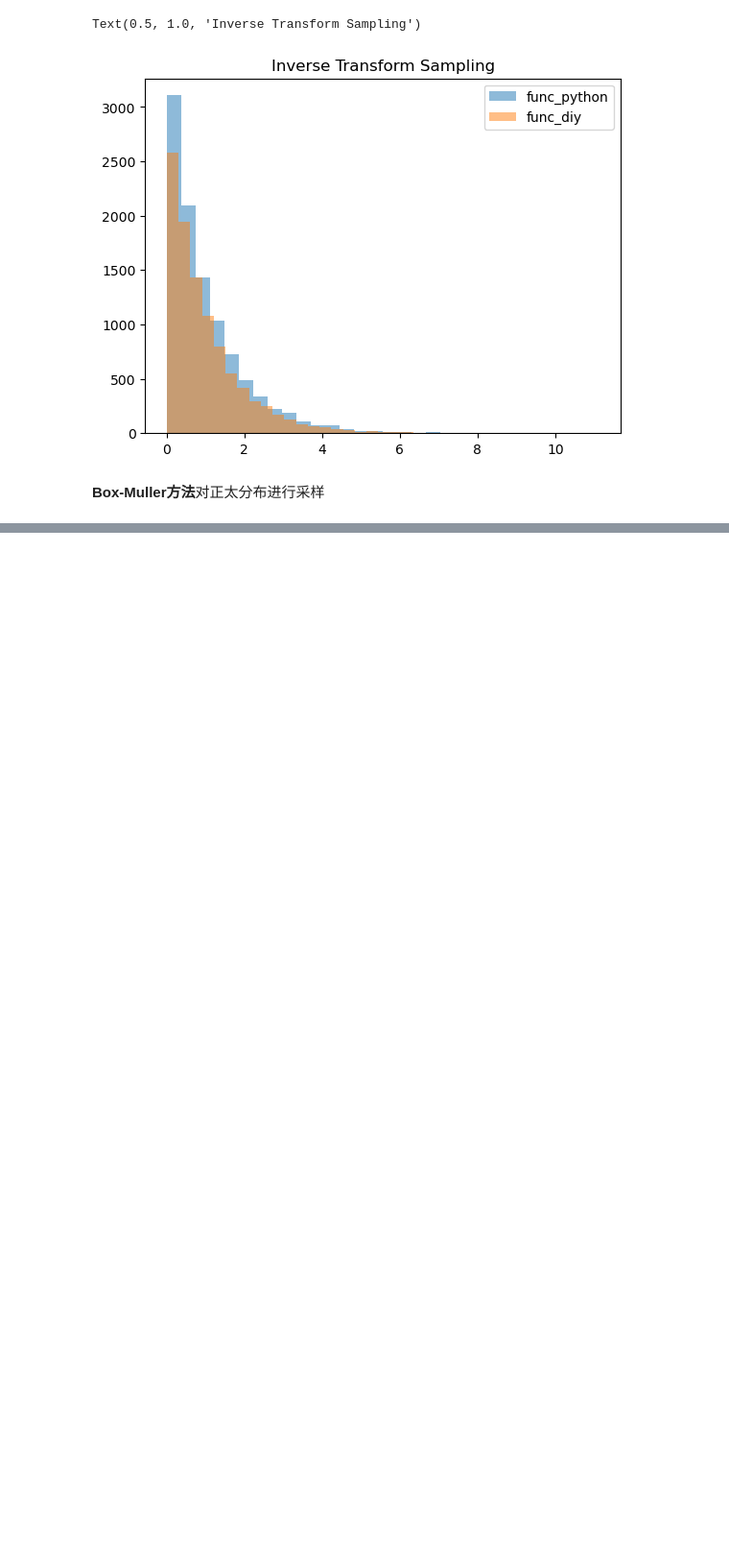
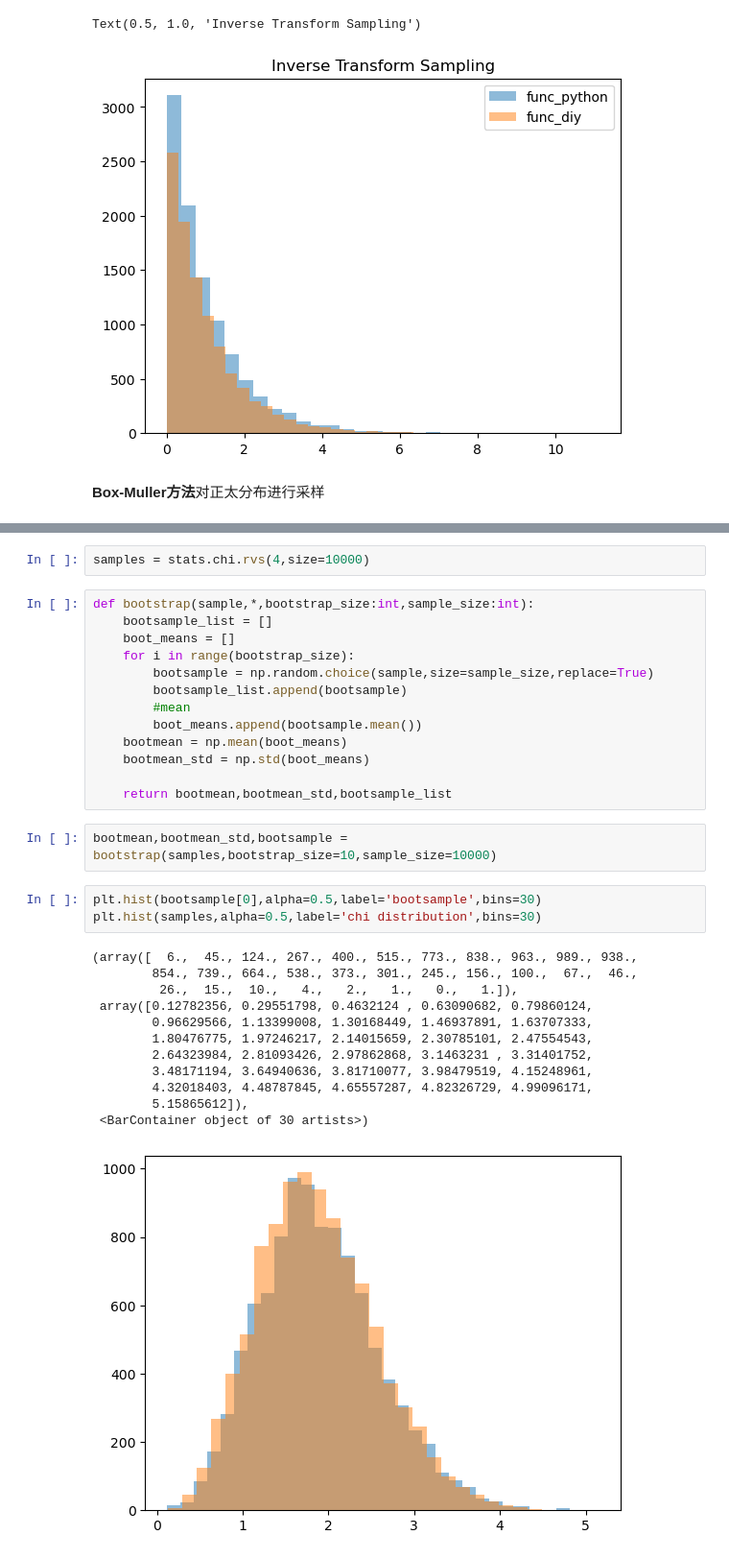
Before and after one commit to Sgongzi/statistical_computing, a Jupyter notebook: sampling/sampling.ipynb, the cells around one changed output, grey strips where cells are left out. Shown at 96% size. Cells and saved outputs as stored; diff of their text form; blank space fills up the shorter version.

```diff
--- a/sampling/sampling.ipynb
+++ b/sampling/sampling.ipynb
@@ -97,0 +94,33 @@ Name: a, dtype: int64
+# %%
+samples = stats.chi.rvs(4,size=10000)
+# %%
+def bootstrap(sample,*,bootstrap_size:int,sample_size:int):
+    bootsample_list = []
+    boot_means = []
+    for i in range(bootstrap_size):
+        bootsample = np.random.choice(sample,size=sample_size,replace=True)
+        bootsample_list.append(bootsample)
+        #mean
+        boot_means.append(bootsample.mean())
+    bootmean = np.mean(boot_means)
+    bootmean_std = np.std(boot_means)
+
+    return bootmean,bootmean_std,bootsample_list
+# %%
+bootmean,bootmean_std,bootsample = bootstrap(samples,bootstrap_size=10,sample_size=10000)
+# %%
+plt.hist(bootsample[0],alpha=0.5,label='bootsample',bins=30)
+plt.hist(samples,alpha=0.5,label='chi distribution',bins=30)
+# %% [output]
+(array([  6.,  45., 124., 267., 400., 515., 773., 838., 963., 989., 938.,
+        854., 739., 664., 538., 373., 301., 245., 156., 100.,  67.,  46.,
+         26.,  15.,  10.,   4.,   2.,   1.,   0.,   1.]),
+ array([0.12782356, 0.29551798, 0.4632124 , 0.63090682, 0.79860124,
+        0.96629566, 1.13399008, 1.30168449, 1.46937891, 1.63707333,
+        1.80476775, 1.97246217, 2.14015659, 2.30785101, 2.47554543,
+        2.64323984, 2.81093426, 2.97862868, 3.1463231 , 3.31401752,
+        3.48171194, 3.64940636, 3.81710077, 3.98479519, 4.15248961,
+        4.32018403, 4.48787845, 4.65557287, 4.82326729, 4.99096171,
+        5.15865612]),
+ <BarContainer object of 30 artists>)
+[figure, added]
```
Also changed, not shown: parts of 18 cells of this notebook, 1 other file.
